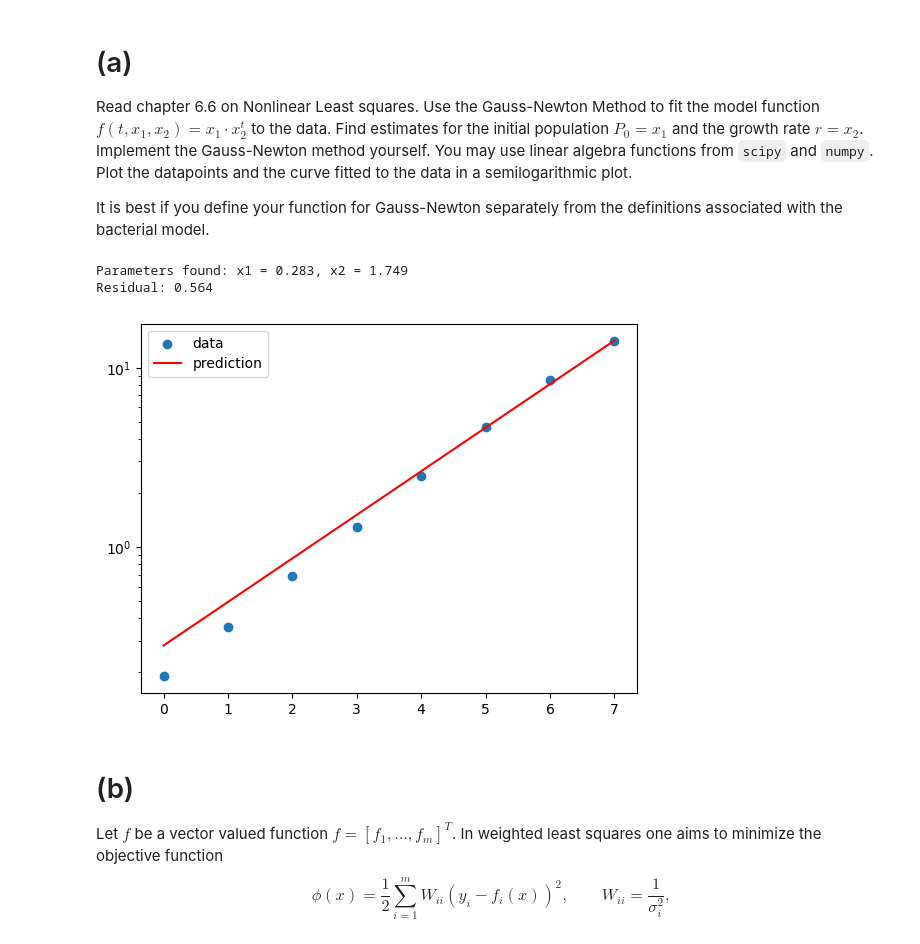
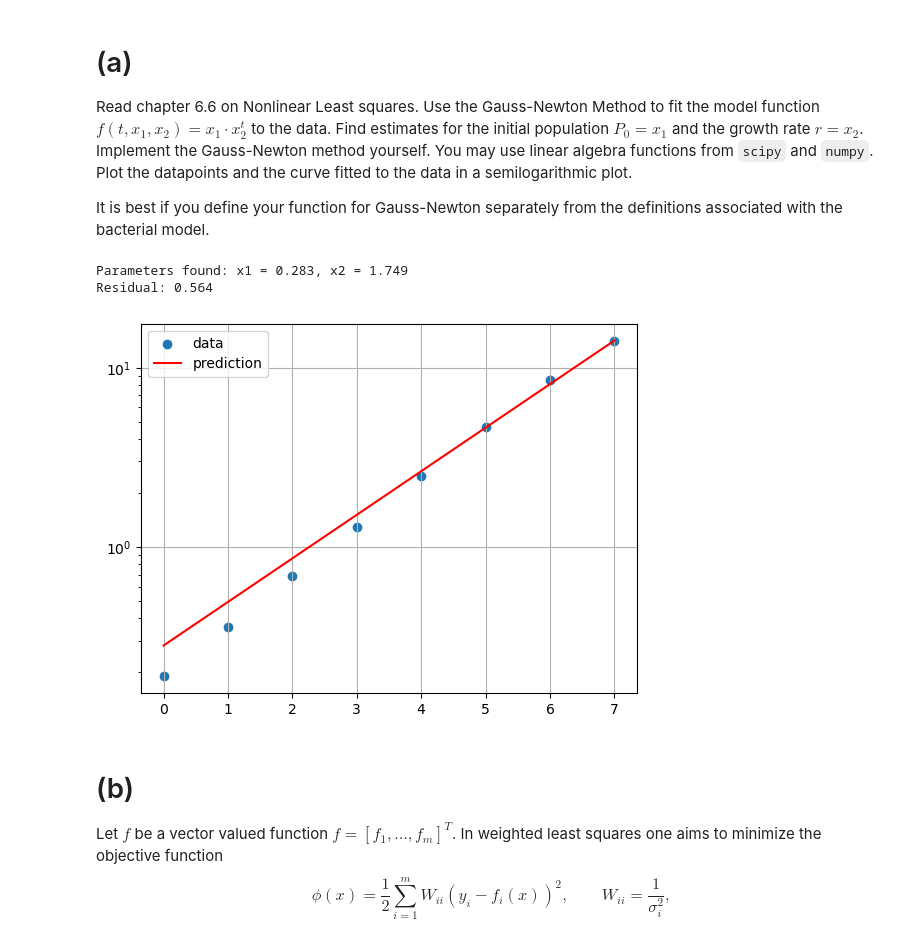
Before and after one commit to jonas4climate/na-assignment1, a Jupyter notebook: hw5_2023.ipynb, the cells around one changed output. Drawn from its saved outputs; the diff is of its cells as text; code cells hidden in the pictures.

```diff
--- a/hw5_2023.ipynb
+++ b/hw5_2023.ipynb
@@ -32,27 +32,22 @@ Read chapter 6.6 on Nonlinear Least squares. Use the Gauss-Newton Method to fit
 
 It is best if you define your function for Gauss-Newton separately from the definitions associated with the bacterial model.
 # %%
-# t has to be one-dimensional in this case
 def jacobian(x1: float, x2: float, t: np.ndarray) -> np.ndarray:
     dx1 = np.power(x2, t)
     dx2 = t * x1 * np.power(x2, t-1)
     return np.array([dx1, dx2]).T
 
-
 def gauss_newton(x1: float, x2: float, t: np.ndarray,
                  f: Callable, data: np.ndarray,
-                 jacobian: Callable,
-                 max_iter: int = 100, tol: float = 1e-8
-                 ) -> np.ndarray:
+                 jacobian: Callable, max_iter: int = 100, tol: float = 1e-8) -> np.ndarray:
     for n in range(max_iter):
         J = jacobian(x1, x2, t)
-        R = data - f(x1, x2, t)
+        R = 1/2 * (data - f(x1, x2, t))
         hessian = J.T @ J
         gradient = J.T @ R
         delta = np.linalg.solve(hessian, gradient)
         x1 += delta[0]
         x2 += delta[1]
-        residual = np.linalg.norm(R)
         if np.linalg.norm(delta) < tol:
             break
     return np.array([x1, x2])
@@ -63,23 +58,24 @@ def model(x1: float, x2: float, t: np.ndarray) -> np.ndarray:
 # %%
 x1_guess = 1.0
 x2_guess = 3.0
 t = np.arange(len(data))
 
 x1, x2 = gauss_newton(x1_guess, x2_guess, t, model, data, jacobian)
 pred = x1 * np.power(x2, t)
 res = np.linalg.norm(data - pred)
 print(f'Parameters found: x1 = {x1:.3f}, x2 = {x2:.3f}')
 print(f'Residual: {res:.3f}')
 
 plt.scatter(range(len(data)), data, label='data')
 plt.plot(range(len(data)), pred, label='prediction', color='red')
 plt.legend()
 plt.yscale('log')
+plt.grid()
 plt.show()
 # %% [output]
 Parameters found: x1 = 0.283, x2 = 1.749
 Residual: 0.564
-[figure, old version]
+[figure, new version]
 # %% [markdown]
 # (b)
 Let $f$ be a vector valued function $f = [ f_1, \ldots, f_m ]^T$. In weighted least squares one aims to minimize the objective function
```
Also changed, not shown: parts of 2 cells of this notebook.
